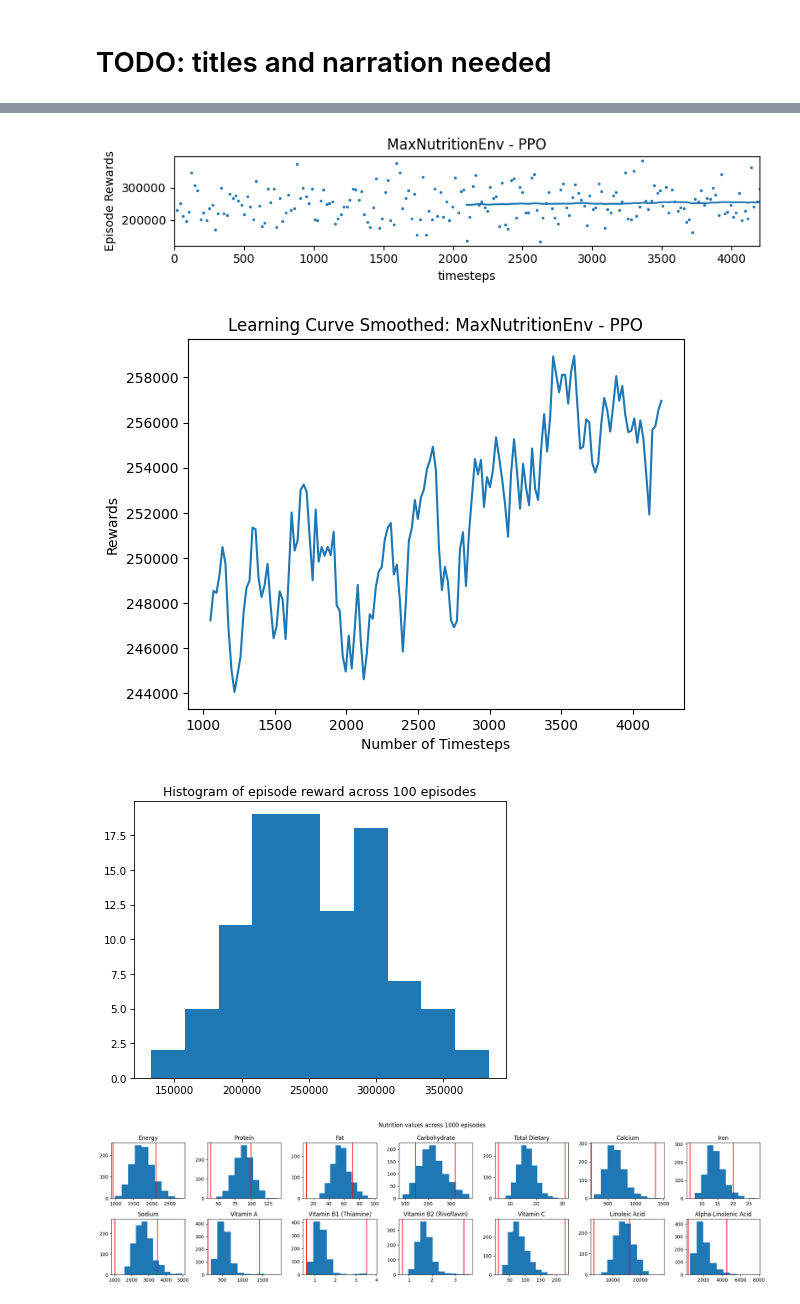
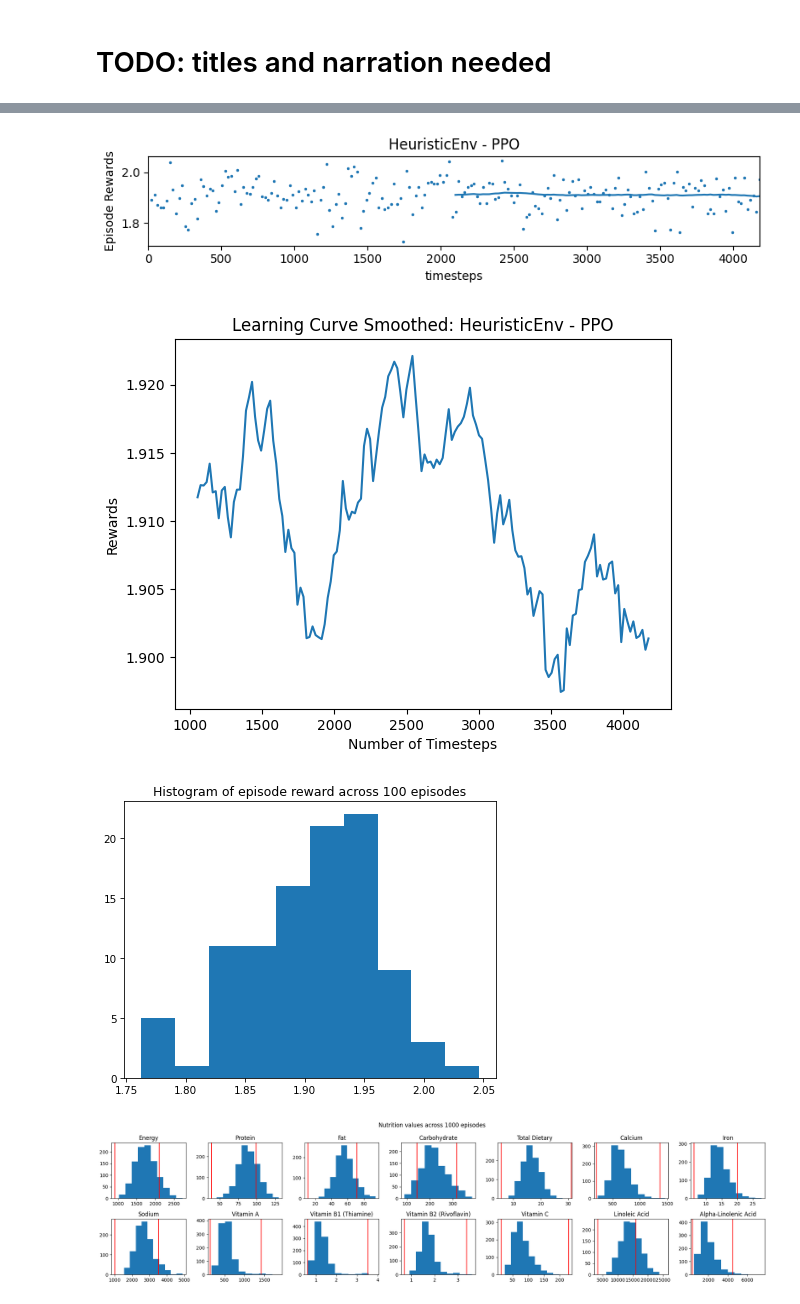
Before and after one commit to lurosenb/five_jelly_donuts, a Jupyter notebook: testing_random_agent.ipynb, the cells around one changed output, grey strips where cells are left out. Drawn from its saved outputs; the diff is of its cells as text; code cells hidden in the pictures.

```diff
--- a/testing_random_agent.ipynb
+++ b/testing_random_agent.ipynb
@@ -118,13 +138,4 @@ heuristic_env = HeuristicEnv(possible_meals=possible_meals, meal_categories=meal
 log_dir = f"./tmp/gym/{time.strftime('%Y%m%d-%H%M%S')}"
 os.makedirs(log_dir, exist_ok=False)
 print(f'Output stored at: {log_dir}')
-
-heuristic_env.set_reward_weights(
-    coef_nutrition_lower=1,
-    coef_nutrition_upper=-1,
-    coef_sequence_entropy=0,
-    coef_repetitions=0,
-    coef_overall_entropy=0,
-    coef_carbon=5
-)
 # %% [output]
@@ -136,12 +147,6 @@ log_dir = f"./tmp/gym/{time.strftime('%Y%m%d-%H%M%S')}"
 print(log_dir)
 os.makedirs(log_dir, exist_ok=False)
 
-heuristic_env.set_reward_weights(
-    coef_nutrition_lower=1,
-    coef_nutrition_upper=-1,
-    coef_sequence_entropy=0,
-    coef_repetitions=0,
-    coef_overall_entropy=1
-)
-model, _ = run_with_learning_algorithm(PPO, max_env, 50000, log_dir, num_meals=21, seed=0)
+heuristic_env.set_reward_weights(coef_nutrition_lower=1, coef_nutrition_upper=-0.5, coef_sequence_entropy=2, coef_repetitions=-2, coef_overall_entropy=2, coef_carbon=1)
+model, _ = run_with_learning_algorithm(PPO, heuristic_env, 1000, log_dir, num_meals=21, seed=0)
 # %% [output]
@@ -165,4 +170,4 @@ Epsiode reward: 296748.6570943563
-[figure, old version]
+[figure, new version]
-[figure, old version]
+[figure, new version]
-[figure, old version]
+[figure, new version]
-[figure, old version]
+[figure, new version]
```
Also changed, not shown: parts of 9 cells of this notebook, 2 other files.
